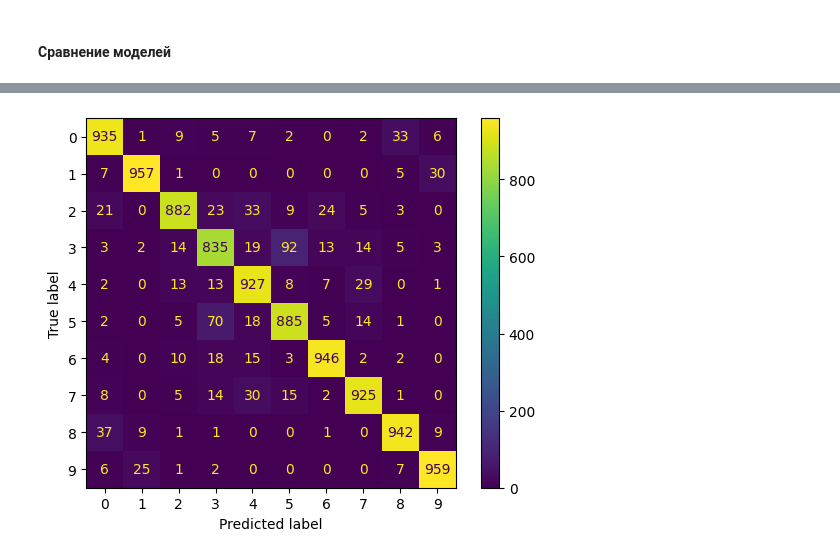
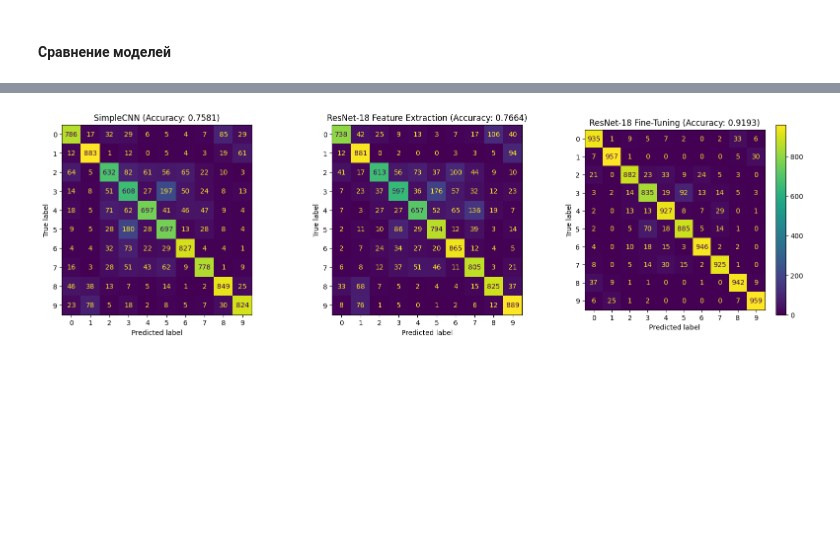
Before and after one commit to vl4xd/pstu-machine-learning-models-and-technologies, a Jupyter notebook: lab_work_5/src/main.ipynb, the cells around one changed output, grey strips where cells are left out. Saved outputs shown, nothing was run; the diff lists cells and outputs as text; code cells hidden in the pictures; blank space fills up the shorter version.

```diff
--- a/lab_work_5/src/main.ipynb
+++ b/lab_work_5/src/main.ipynb
@@ -414,8 +426,3 @@ resnet_18_ft.to(device)
 checkpoint_resnet_18_ft = torch.load('./resnet_18_ft/epoch_70.pt', map_location=device, weights_only=True)
 resnet_18_ft.load_state_dict(checkpoint_resnet_18_ft['model_state_dict'])
 preds_resnet_18_ft = predict(resnet_18_ft, test_loader_resnet18)
-# %%
-cm = confusion_matrix(test_loader.dataset.targets, preds_simple_cnn)
-disp = ConfusionMatrixDisplay(cm)
-disp.plot()
-plt.show()
@@ -424,5 +428,0 @@ plt.show()
-# %%
-cm = confusion_matrix(test_loader_resnet18.dataset.targets, preds_resnet_18_fe)
-disp = ConfusionMatrixDisplay(cm)
-disp.plot()
-plt.show()
@@ -431,7 +429,14 @@ plt.show()
-# %%
-cm = confusion_matrix(test_loader_resnet18.dataset.targets, preds_resnet_18_ft)
-disp = ConfusionMatrixDisplay(cm)
-disp.plot()
-plt.show()
-# %% [output]
-[figure, removed]
+# %%
+titles = ['SimpleCNN', 'ResNet-18 Feature Extraction', 'ResNet-18 Fine-Tuning']
+y_true = [test_loader.dataset.targets, test_loader_resnet18.dataset.targets, test_loader_resnet18.dataset.targets]
+y_pred = [preds_simple_cnn, preds_resnet_18_fe, preds_resnet_18_ft]
+fix_cm, axes = plt.subplots(1, 3, figsize=(20, 5))
+for i in range(len(titles)):
+    cm = confusion_matrix(y_true[i], y_pred[i])
+    disp = ConfusionMatrixDisplay(cm)
+    colorbar = i == len(titles) - 1
+    disp.plot(ax=axes[i], colorbar=colorbar)
+    axes[i].set_title(titles[i] + f' (Accuracy: {accuracy_score(y_true[i], y_pred[i])})')
+plt.show()
+# %% [output]
+[figure, added]
```
Also changed, not shown: parts of 5 cells of this notebook, 1 other file.
